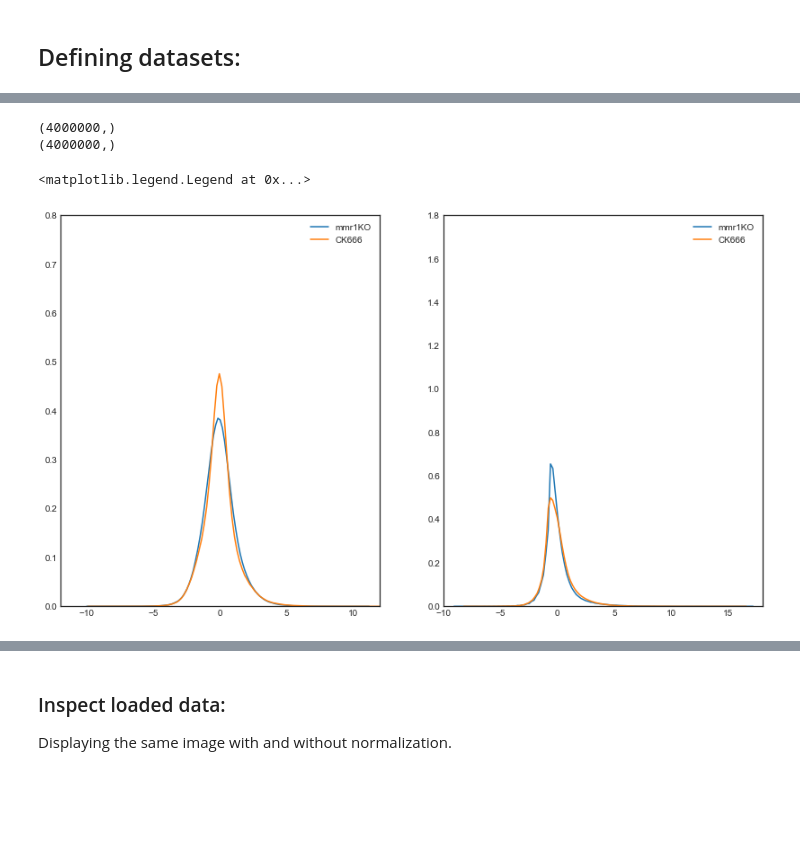
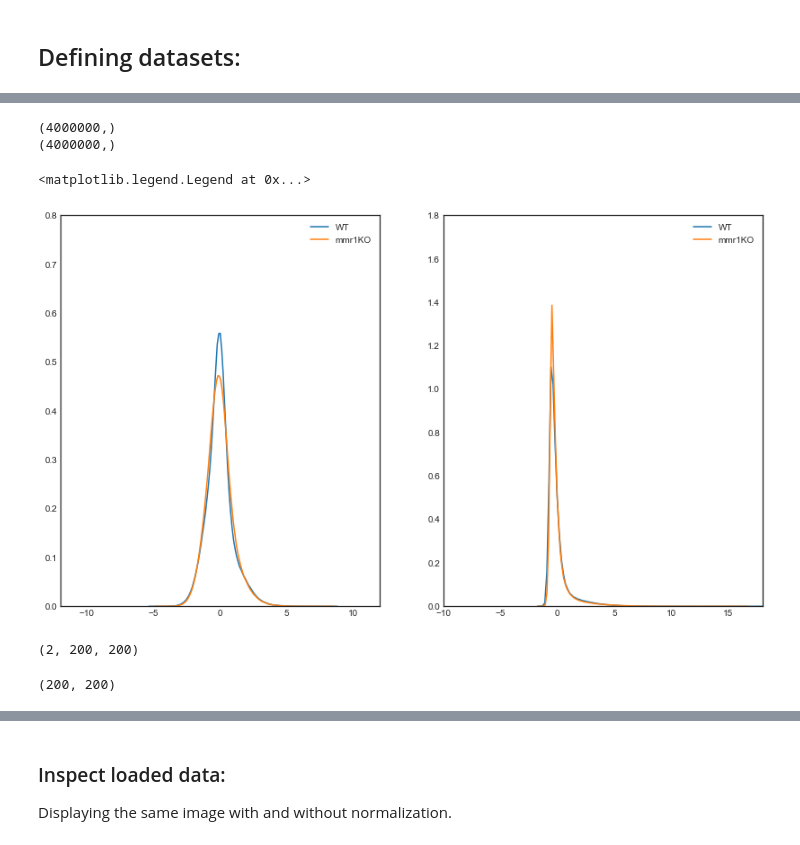
Before and after one commit to WMAPernice/Test_dev, a Jupyter notebook: YNet_dev/New_DEMO_YNet_Res_v11.1.ipynb, the cells around one changed output, grey strips where cells are left out. Drawn from its saved outputs; the diff is of its cells as text; code cells hidden in the pictures; blank space fills up the shorter version.

```diff
--- a/YNet_dev/New_DEMO_YNet_Res_v11.1.ipynb
+++ b/YNet_dev/New_DEMO_YNet_Res_v11.1.ipynb
@@ -122,3 +111,21 @@ def get_data(path: str, sz, bs): # , num_workers=1
+# %%
+def get_data(path: str, sz, bs): # , num_workers=1
+    create, lbl2index, lbl2index_test = ImageClassifierData.prepare_from_path(path, val_name='val', bs=bs, num_workers = 0,
+                                                                             test_name='test', test_with_labels=True)
+
+    main_stats_X = {lbl2index[key][0]: val for key, val in main_stats.items()}
+    augs = [RandomDihedral(),
+#             Random_brightness(),
+#             RandomRotate(90),
+#             Gauss_noise(stats = main_stats_X, IntNorm=True)
+           ]
+    tfms = tfms_from_stats_IntNorm(main_stats_X, sz, aug_tfms=augs, crop_type=CropType.CENTER, pad=sz[1]//8)
+
+    test_stats_X = {lbl2index_test[key][0]: val for key, val in test_stats.items()}
+    test_tfms = tfms_for_test(test_stats_X,sz)
+    tfms += (test_tfms, )
+
+    return create(tfms), lbl2index, lbl2index_test
 # %%
 data, lbl2idx, lbl2idx_test = get_data(PATH,SIZE,BATCH_SIZE)
 # %%
@@ -125,0 +142,12 @@ x , y = next(iter(data.trn_dl))
+# %%
+# print transformations
+plt.style.use('seaborn-white')
+
+c = 1
+idx = 0
+fig, ax = plt.subplots(2,4, figsize=(16,10))
+for i, ax in enumerate(ax.flat):
+    x, y = next(iter(data.aug_dl))
+    im = to_np(x)[idx]
+#     ax.imshow(np.sum(im, axis = 0))
+    ax.imshow(im[c])
@@ -152,14 +223,3 @@ def random_contrast(img, alpha):
 #     gray = cv2.cvtColor(img, cv2.COLOR_RGB2GRAY)
     gray = (3.0 * (1.0 - alpha) / gray.size) * np.sum(gray)
     return alpha * img + gray
-# %%
-# implement different options for different channels;
-
-def gauss_noise(image, mean = 0, var_scale = 1):
-    ch, row, col = image.shape
-    mean = mean
-    sigma = abs(np.random.randn()) * var_scale
-    gauss = np.random.normal(mean,sigma,(ch,row,col))
-    gauss = gauss.reshape(ch, row,col)
-    print(mean, sigma)
-    return image + gauss
@@ -289,28 +331,36 @@ import seaborn as sns
 # %%
 fig, axarr = plt.subplots(1, 2, figsize=(14, 8))
 
-for i in [2,3]:
+for i in [0,2]:
 
-    xs_clss = xs_gauss[ys == i]
+    xs_clss = xs[ys == i]
     xs_sub = xs_clss[:100,...]
     xs_sub = xs_sub.reshape(-1,2,40000)
 
     ch0, ch1 = np.ravel(xs_sub[:,0]), np.ravel(xs_sub[:,1])
     print(ch1.shape)
 
     sns.kdeplot(ch0, ax = axarr[0], label = data.classes[i])
     sns.kdeplot(ch1, ax = axarr[1], label = data.classes[i])
 
 axarr[0].set_xlim(-12,12);
 axarr[1].set_xlim(-10,18);
 axarr[0].set_ylim(0,0.8);
 axarr[1].set_ylim(0,1.8);
 axarr[1].legend()
 # %% [output]
 (4000000,)
 (4000000,)
 <matplotlib.legend.Legend at 0x...>
-[figure, old version]
+[figure, new version]
+# %%
+x0 = to_np(x)[0]
+print(x0.shape)
+x0c0 = x0[0]
+x0c0.shape
+# %% [output]
+(2, 200, 200)
+(200, 200)
 # %%
 fig, axarr = plt.subplots(1, 2, figsize=(14, 8))
 colors = ['SteelBlue', 'Orange']
```
Also changed, not shown: parts of 53 cells of this notebook, 3 other files.
